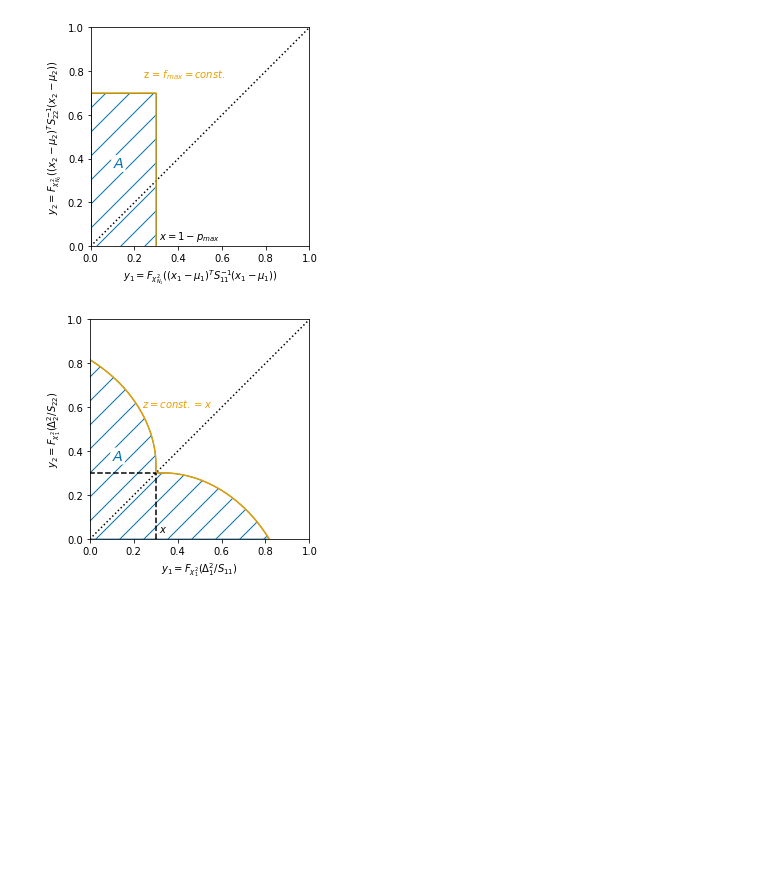
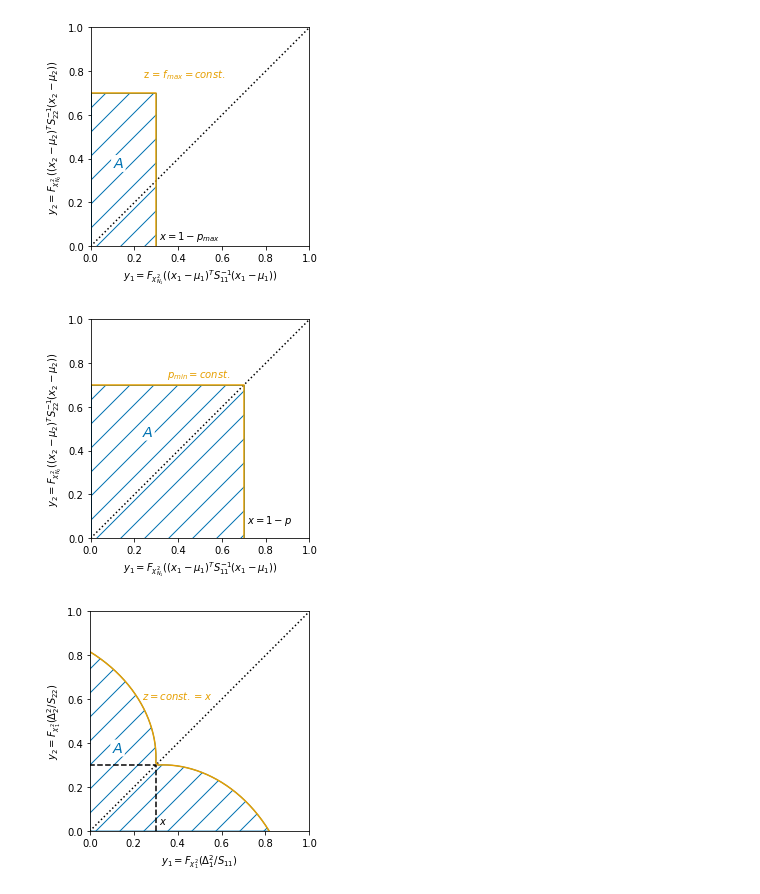
Before and after one commit to ast0815/covfit, a Jupyter notebook: illustrations.ipynb, the cells around one changed output. Cells and saved outputs as stored; diff of their text form; code cells hidden in the pictures; blank space fills up the shorter version.

Commit message:
Update illustrations.

```diff
--- a/illustrations.ipynb
+++ b/illustrations.ipynb
@@ -37,6 +37,42 @@ fig.tight_layout()
 fig.savefig("plots/cdf-f-max.pdf")
 # %% [output]
 [figure]
+# %%
+# Illustration of p-min statistics in CDF space
+fig, ax = plt.subplots(figsize=(4, 4))
+ax.set_aspect("equal")
+ax.set_xlabel(r"$y_1 = F_{\chi^2_{N_1}}(({x_1} - \mu_1)^T S_{11}^{-1} ({x_1} - \mu_1))$")
+ax.set_ylabel(r"$y_2 = F_{\chi^2_{N_2}}(({x_2} - \mu_2)^T S_{22}^{-1} ({x_2} - \mu_2))$")
+ax.set_xlim(0, 1)
+ax.set_ylim(0, 1)
+x = 0.7
+y = 0.7
+points = [
+    [x, 0],
+    [x, y],
+    [0, y],
+]
+#ax.plot(*zip(*points), color="k", linestyle="dashed")
+ax.plot([0, 1], color="k", linestyle="dotted")
+ax.annotate(" $x = 1 - p$", (x, x / 10))
+#phi = np.linspace(0, np.pi / 2, 50)
+#cp = np.cos(phi)
+#sp = np.sin(phi)
+#r = np.abs(phi - np.pi / 4) / 2 + np.sqrt(2) * x
+ax.fill_between(*zip(*points), hatch="/", facecolor="none", edgecolor="C0")
+ax.annotate(
+    "$A$",
+    (x / 3, y * 2 / 3),
+    fontsize="x-large",
+    color="C0",
+    bbox=dict(boxstyle="round,pad=0.1", facecolor="white", edgecolor="none"),
+)
+ax.plot(*zip(*points), color="C1")
+ax.annotate("$p_{min} = const.$", (x * 0.5, y * 1.05), color="C1")
+fig.tight_layout()
+fig.savefig("plots/cdf-p-min.pdf")
+# %% [output]
+[figure, added]
 # %%
 # Illustration of problem in CDF space
 fig, ax = plt.subplots(figsize=(4, 4))
```
Also changed, not shown: parts of 1 cell of this notebook.
